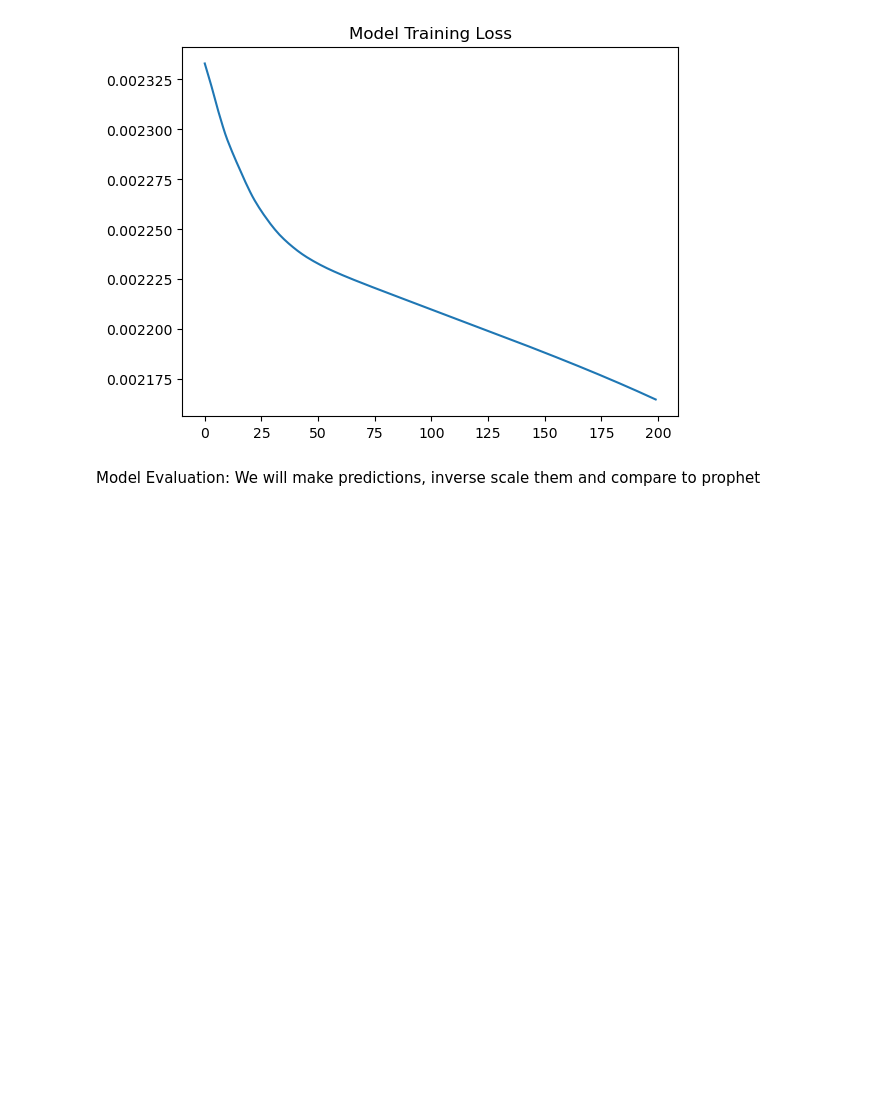
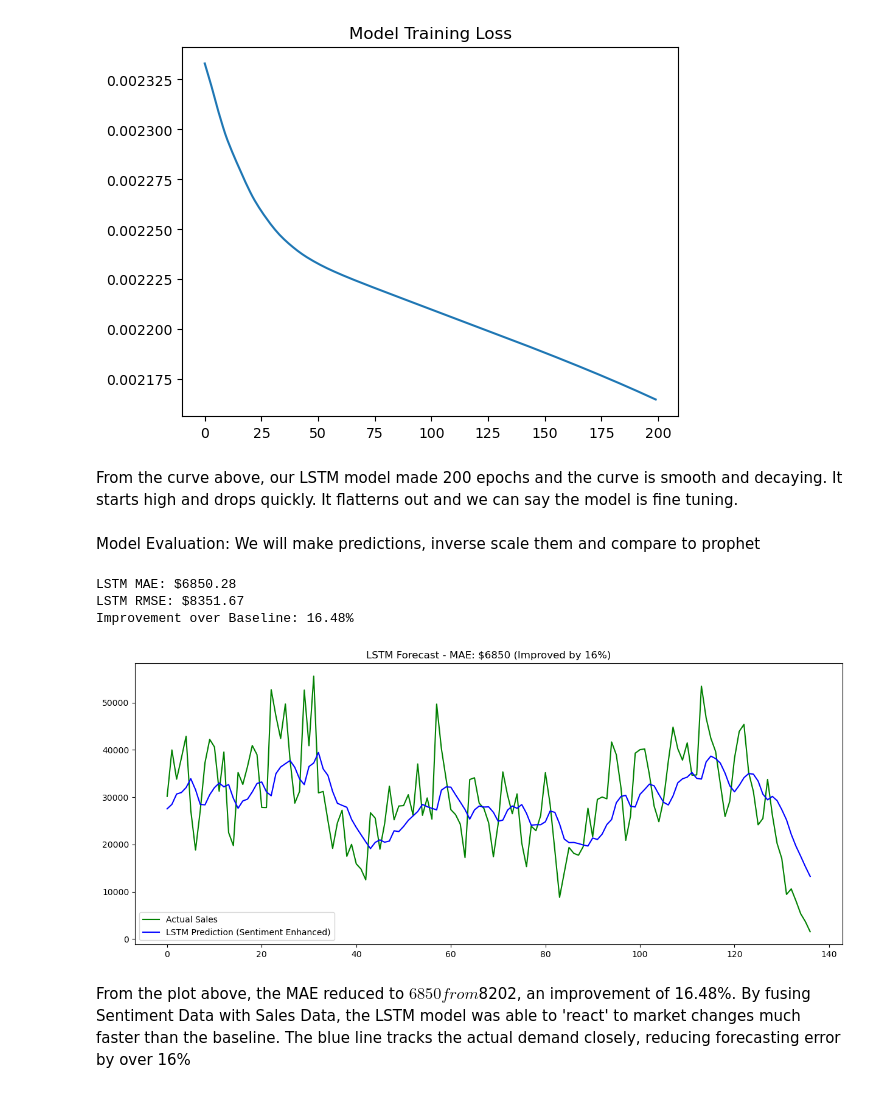
Before and after one commit to sultanjacob/Ecommerce-demand-forecasting-Project, a Jupyter notebook: notebooks/05_Modeling_LSTM.ipynb, the cells around one changed output. Cells and saved outputs as stored; diff of their text form; code cells hidden in the pictures; blank space fills up the shorter version.

Commit message:
Update 05_Modeling_LSTM.ipynb
Explanations to the plots

```diff
--- a/notebooks/05_Modeling_LSTM.ipynb
+++ b/notebooks/05_Modeling_LSTM.ipynb
@@ -147,5 +147,53 @@ Epoch 170: Loss = 0.002179
 Epoch 180: Loss = 0.002174
 Epoch 190: Loss = 0.002169
 [figure]
+# %% [markdown]
+From the curve above, our LSTM model made 200 epochs and the curve is smooth and decaying. It starts high and drops quickly. It flatterns out and we can say the model is fine tuning.
 # %% [markdown]
 Model Evaluation: We will make predictions, inverse scale them and compare to prophet
+# %%
+# 1. Make Predictions
+model.eval()
+with torch.no_grad():
+    test_predictions = model(X_test).numpy()
+
+# 2. Inverse Transform (Convert 0-1 back to $$$)
+# We have to replicate the scaler's shape (3 columns) to inverse transform correctly
+# We create a dummy matrix with the predictions in the first column
+dummy_matrix = np.zeros((len(test_predictions), 3))
+dummy_matrix[:, 0] = test_predictions.flatten()
+inverse_predictions = scaler.inverse_transform(dummy_matrix)[:, 0]
+
+# Do the same for Actuals
+dummy_actuals = np.zeros((len(y_test), 3))
+dummy_actuals[:, 0] = y_test.numpy().flatten()
+inverse_actuals = scaler.inverse_transform(dummy_actuals)[:, 0]
+
+# 3. Calculate Errors
+from sklearn.metrics import mean_absolute_error, mean_squared_error
+mae = mean_absolute_error(inverse_actuals, inverse_predictions)
+rmse = np.sqrt(mean_squared_error(inverse_actuals, inverse_predictions))
+
+print(f"LSTM MAE: ${mae:.2f}")
+print(f"LSTM RMSE: ${rmse:.2f}")
+
+# Compare with Prophet
+# (Manually input your Prophet score here for the print statement)
+prophet_mae = 8202
+improvement = ((prophet_mae - mae) / prophet_mae) * 100
+print(f"Improvement over Baseline: {improvement:.2f}%")
+
+# 4. Plot
+plt.figure(figsize=(15, 6))
+plt.plot(inverse_actuals, label='Actual Sales', color='green')
+plt.plot(inverse_predictions, label='LSTM Prediction (Sentiment Enhanced)', color='blue')
+plt.title(f"LSTM Forecast - MAE: ${mae:.0f} (Improved by {improvement:.0f}%)")
+plt.legend()
+plt.show()
+# %% [output]
+LSTM MAE: $6850.28
+LSTM RMSE: $8351.67
+Improvement over Baseline: 16.48%
+[figure, added]
+# %% [markdown]
+From the plot above, the MAE reduced to $6850 from $8202, an improvement of 16.48%. By fusing Sentiment Data with Sales Data, the LSTM model was able to 'react' to market changes much faster than the baseline. The blue line tracks the actual demand closely, reducing forecasting error by over 16%
```
